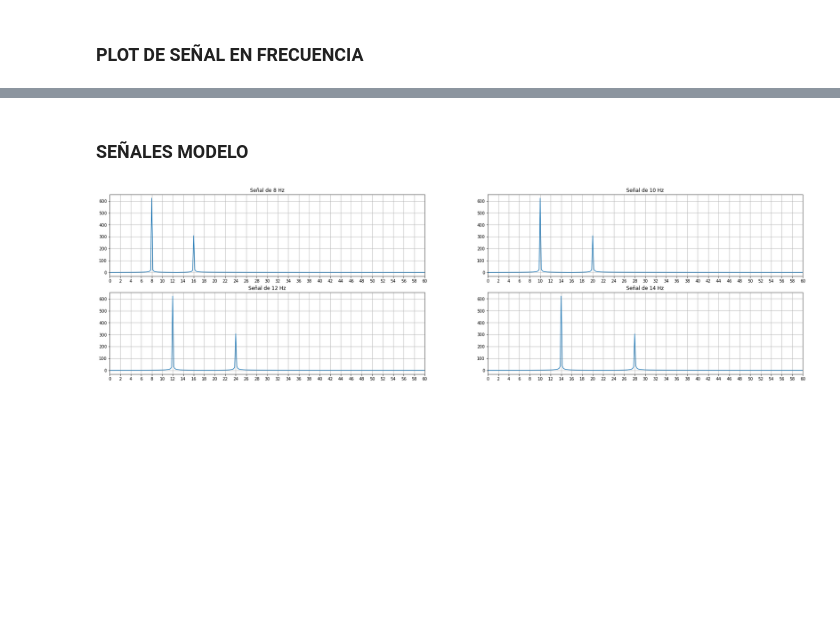
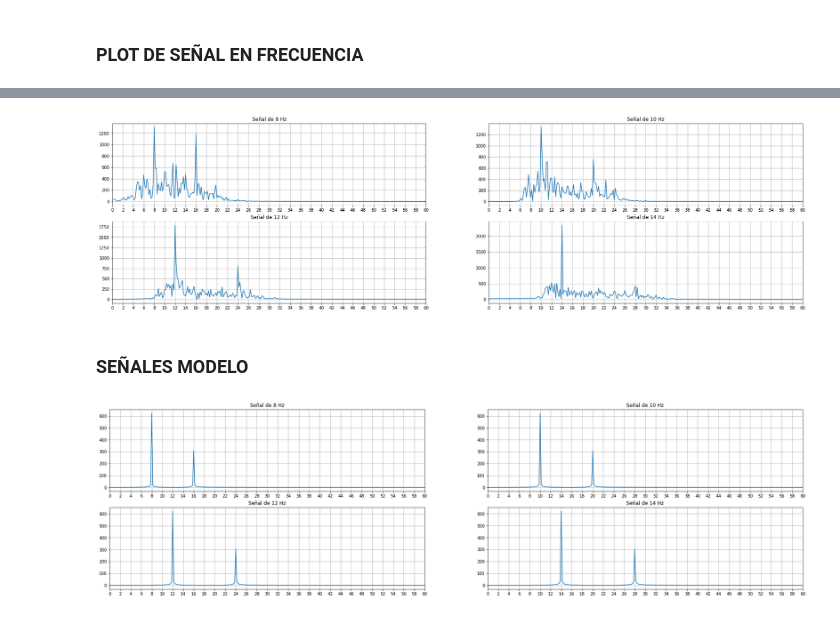
Before and after one commit to josevasquez123/DB_SSVEP, a Jupyter notebook: test.ipynb, the cells around one changed output, grey strips where cells are left out. Saved outputs shown, nothing was run; the diff lists cells and outputs as text; code cells hidden in the pictures; blank space fills up the shorter version.

```diff
--- a/test.ipynb
+++ b/test.ipynb
@@ -200,3 +288,7 @@ plot_fft_signals(S1_OZ_15Hz_AVG_5sec,filtered, filtered_with_notch)
+# %%
+plot_all_ffts(P4_OZ_AVG_WT_F,freqs,sr=sr)
+# %% [output]
+[figure, added]
 # %% [markdown]
 ### SEÑALES MODELO
 # %%
```
Also changed, not shown: parts of 22 cells of this notebook.
